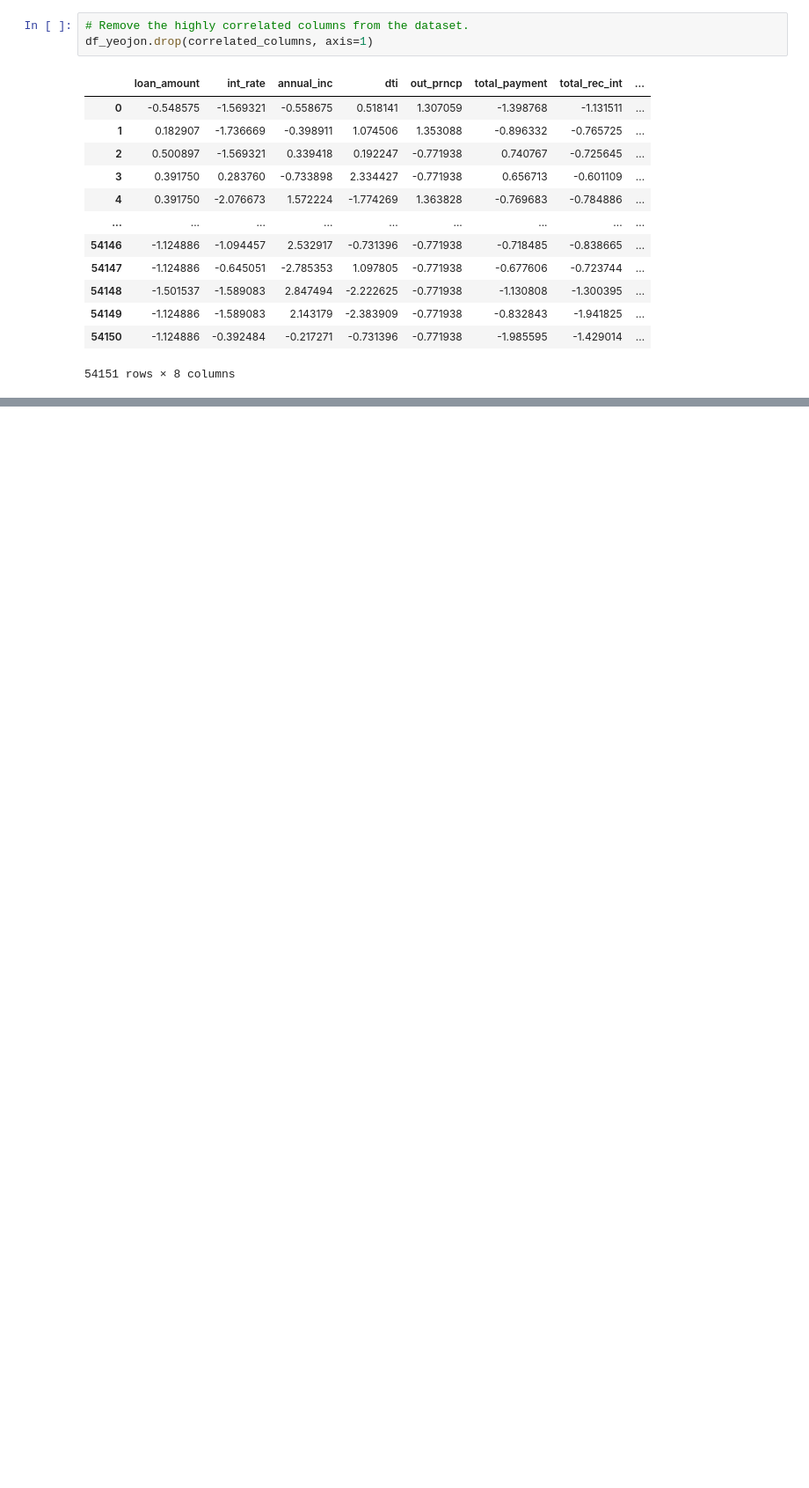
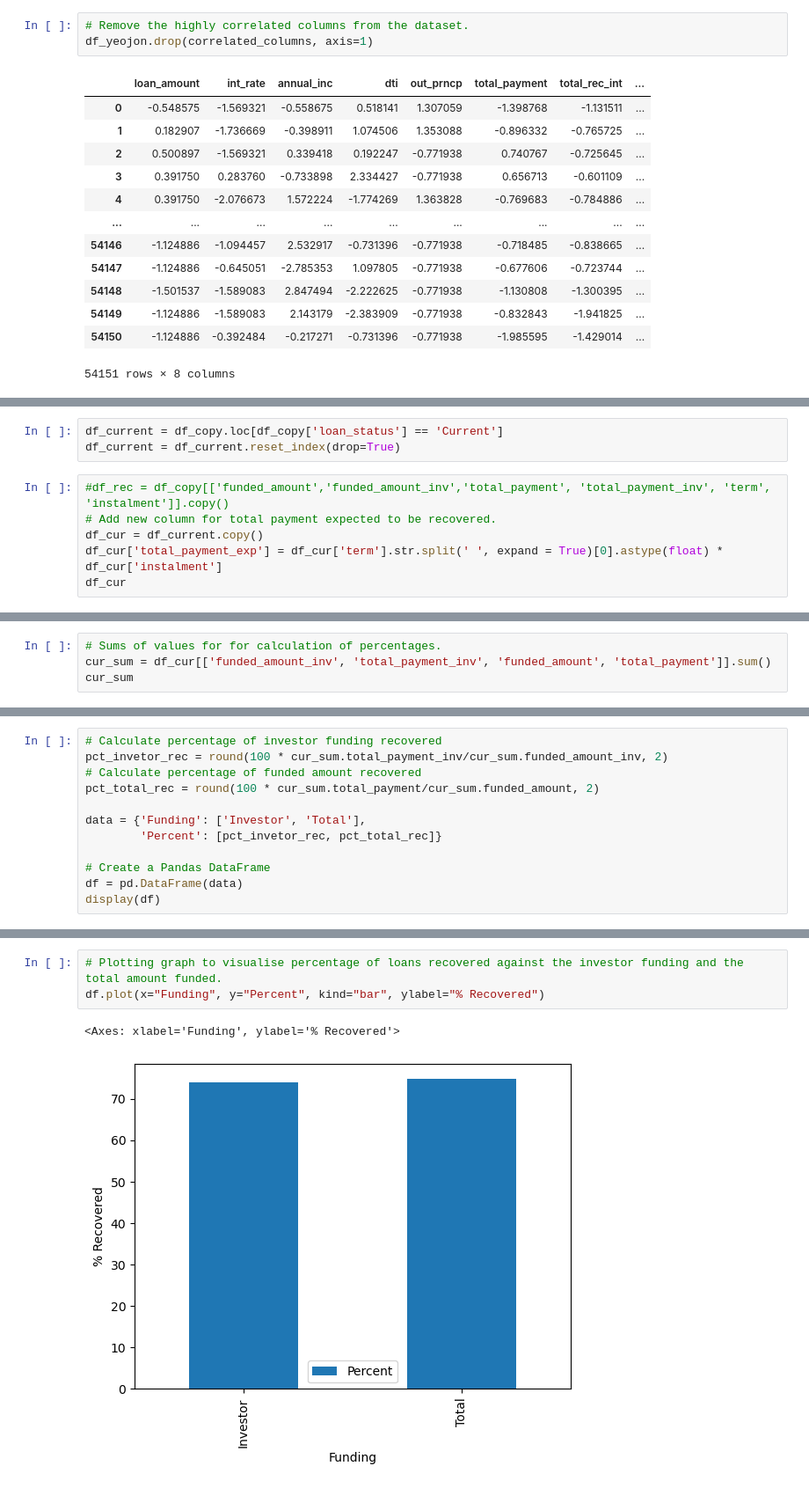
Before and after one commit to ebirien/exploratory-data-analysis---customer-loans-in-finance565, a Jupyter notebook: eda.ipynb, the cells around one changed output, grey strips where cells are left out. Shown at 88% size. Cells and saved outputs as stored; diff of their text form; blank space fills up the shorter version.

```diff
--- a/eda.ipynb
+++ b/eda.ipynb
@@ -425,0 +454,9 @@ df_yeojon.drop(correlated_columns, axis=1)
+# %%
+df_current = df_copy.loc[df_copy['loan_status'] == 'Current']
+df_current = df_current.reset_index(drop=True)
+# %%
+#df_rec = df_copy[['funded_amount','funded_amount_inv','total_payment', 'total_payment_inv', 'term', 'instalment']].copy()
+# Add new column for total payment expected to be recovered.
+df_cur = df_current.copy()
+df_cur['total_payment_exp'] = df_cur['term'].str.split(' ', expand = True)[0].astype(float) * df_cur['instalment']
+df_cur
@@ -425,0 +477,4 @@ df_yeojon.drop(correlated_columns, axis=1)
+# %%
+# Sums of values for for calculation of percentages.
+cur_sum = df_cur[['funded_amount_inv', 'total_payment_inv', 'funded_amount', 'total_payment']].sum()
+cur_sum
@@ -425,0 +487,12 @@ df_yeojon.drop(correlated_columns, axis=1)
+# %%
+# Calculate percentage of investor funding recovered
+pct_invetor_rec = round(100 * cur_sum.total_payment_inv/cur_sum.funded_amount_inv, 2)
+# Calculate percentage of funded amount recovered
+pct_total_rec = round(100 * cur_sum.total_payment/cur_sum.funded_amount, 2)
+
+data = {'Funding': ['Investor', 'Total'],
+        'Percent': [pct_invetor_rec, pct_total_rec]}
+
+# Create a Pandas DataFrame
+df = pd.DataFrame(data)
+display(df)
@@ -425,0 +503,6 @@ df_yeojon.drop(correlated_columns, axis=1)
+# %%
+# Plotting graph to visualise percentage of loans recovered against the investor funding and the total amount funded.
+df.plot(x="Funding", y="Percent", kind="bar", ylabel="% Recovered")
+# %% [output]
+<Axes: xlabel='Funding', ylabel='% Recovered'>
+[figure, added]
```
Also changed, not shown: parts of 48 cells of this notebook.
